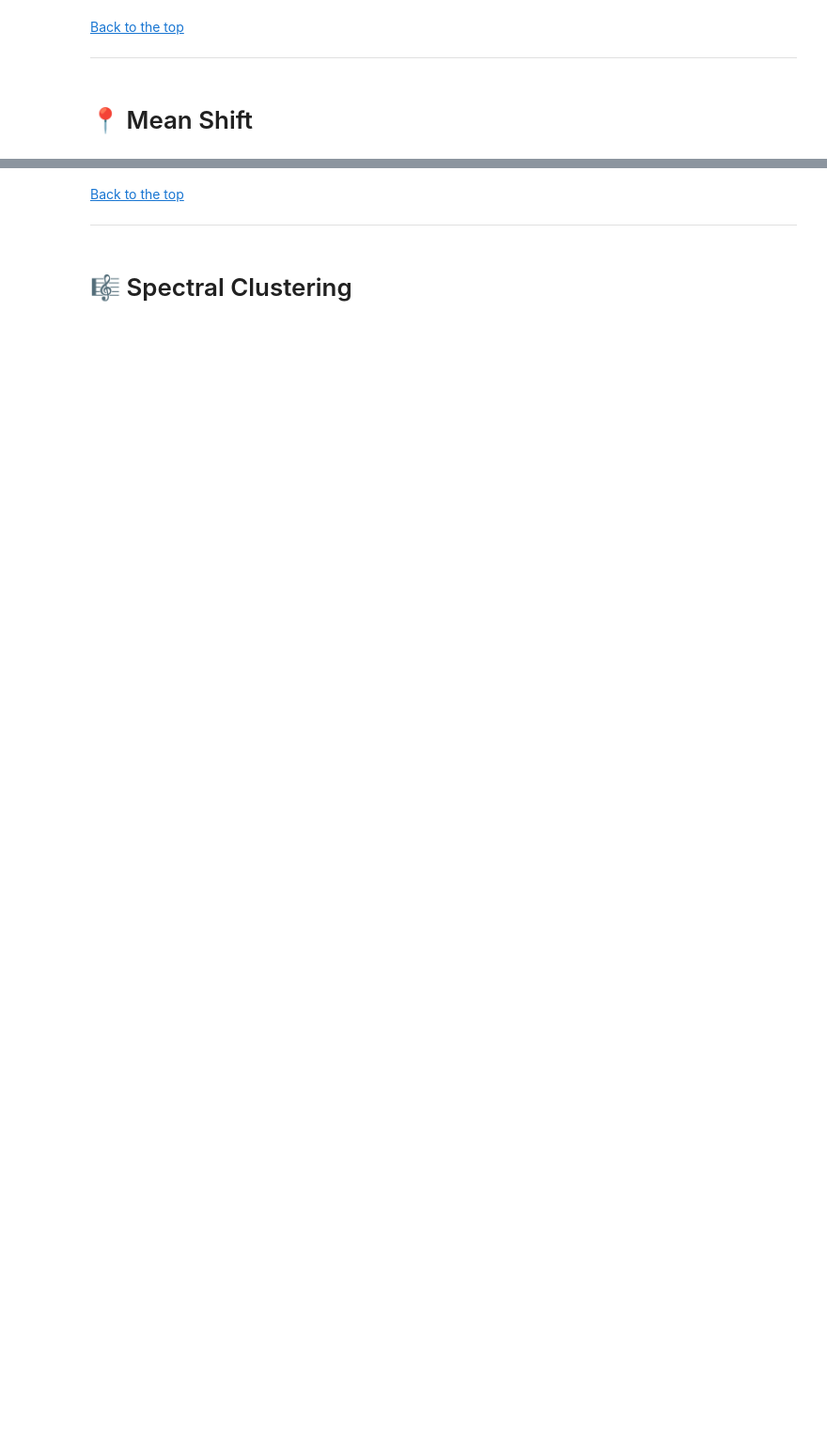
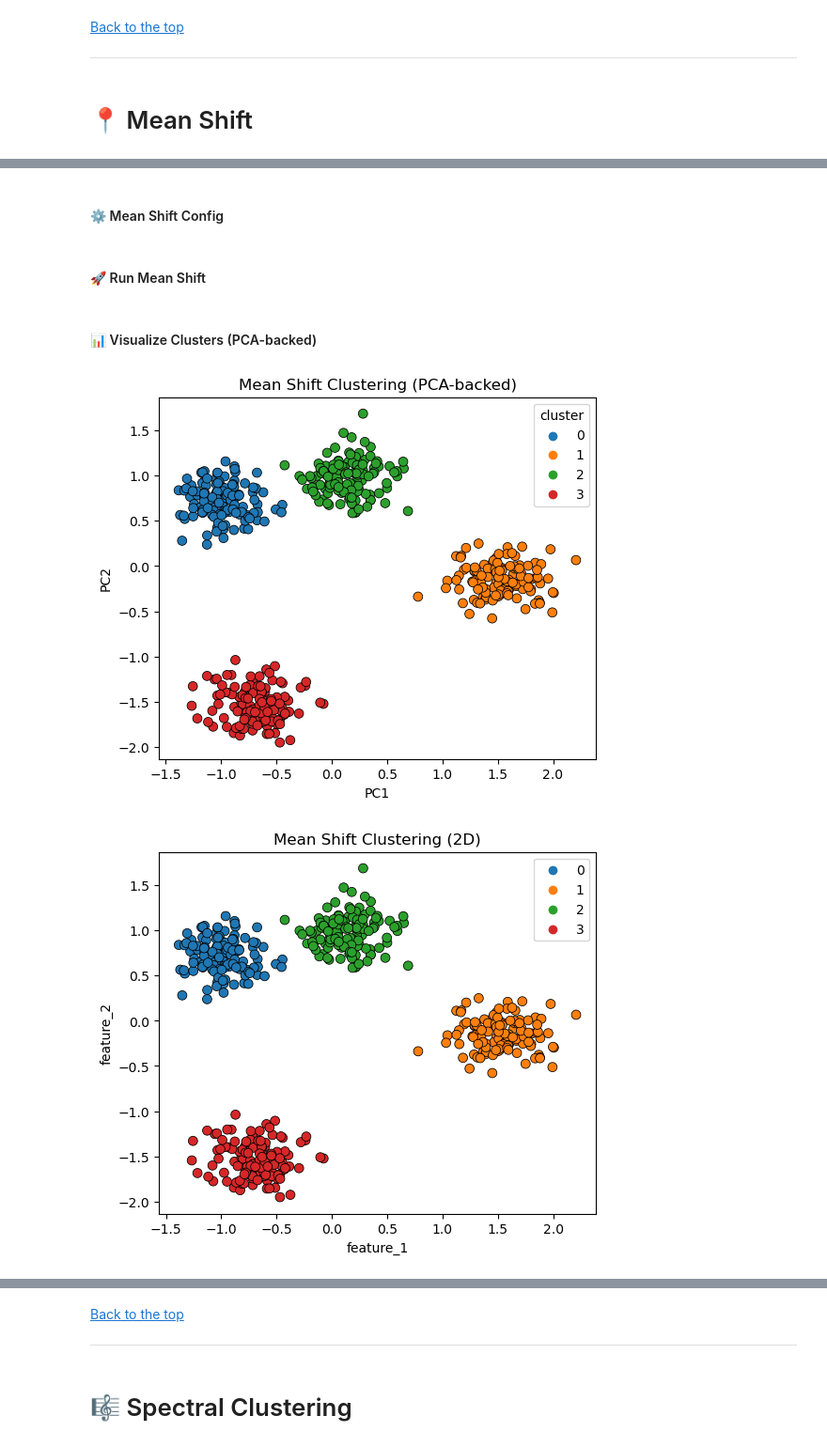
Before and after one commit to ashrithssreddy/ml-toolkit, a Jupyter notebook: Unsupervised_Learning/clustering_v2.ipynb, the cells around one changed output, grey strips where cells are left out. Shown at 94% size. Cells and saved outputs as stored; diff of their text form; code cells hidden in the pictures; blank space fills up the shorter version.

```diff
--- a/Unsupervised_Learning/clustering_v2.ipynb
+++ b/Unsupervised_Learning/clustering_v2.ipynb
@@ -690 +909,38 @@ ___
+# %% [markdown]
+<a id="meanshift-config"></a>
+#### ⚙️ Mean Shift Config
+# %%
+use_scaled_data_meanshift = True
+
+# Prepare input
+df_input_meanshift = df.copy()
+if use_scaled_data_meanshift:
+    scaler_ms = StandardScaler()
+    df_input_meanshift = pd.DataFrame(scaler_ms.fit_transform(df), columns=df.columns)
+# %% [markdown]
+<a id="meanshift-run"></a>
+#### 🚀 Run Mean Shift
+# %%
+from sklearn.cluster import MeanShift, estimate_bandwidth
+
+# Estimate bandwidth
+bandwidth = estimate_bandwidth(df_input_meanshift, quantile=0.2, n_samples=200)
+
+# Fit MeanShift
+meanshift = MeanShift(bandwidth=bandwidth, bin_seeding=True)
+labels_meanshift = meanshift.fit_predict(df_input_meanshift)
+
+# Assign labels
+df_meanshift = df_input_meanshift.copy()
+df_meanshift["cluster"] = labels_meanshift
+# %% [markdown]
+<a id="meanshift-visual"></a>
+#### 📊 Visualize Clusters (PCA-backed)
+# %%
+plot_clusters_pca(df_meanshift, label_col="cluster", title="Mean Shift Clustering (PCA-backed)")
+# or if 2D:
+plot_clusters_2d(df_meanshift, label_col="cluster", title="Mean Shift Clustering (2D)")
+# %% [output]
+[figure, added]
+[figure, added]
 # %% [markdown]
```
Also changed, not shown: parts of 79 cells of this notebook.
